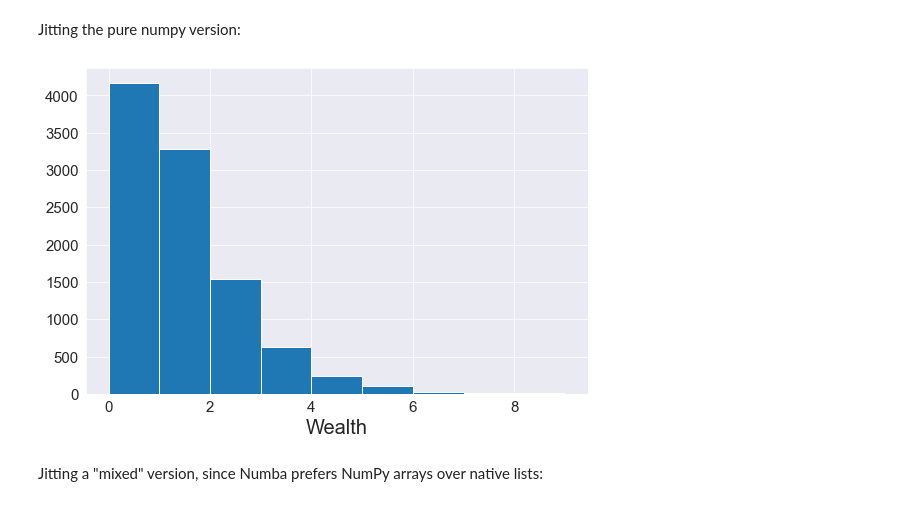
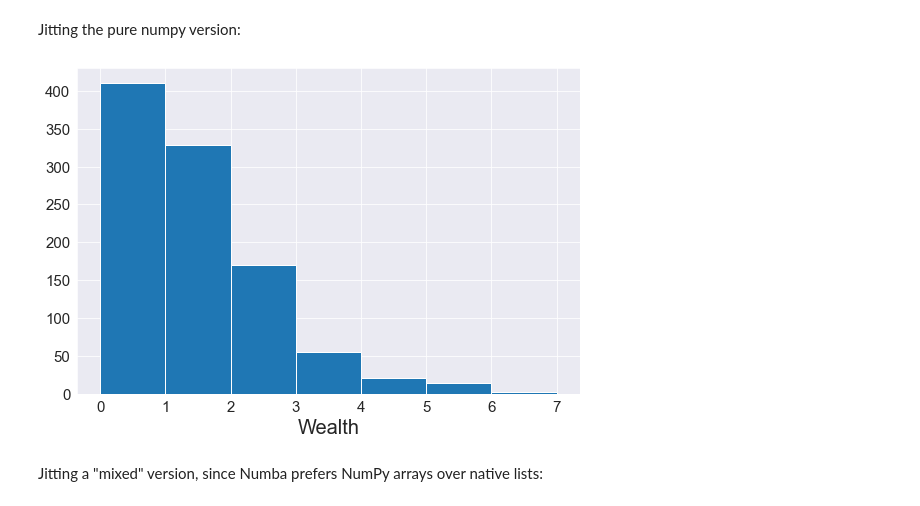
Before and after one commit to lrdegeest/side_projects, a Jupyter notebook: python_abm_speedtests.ipynb, the cells around one changed output. Saved outputs shown, nothing was run; the diff lists cells and outputs as text; code cells hidden in the pictures.

```diff
--- a/python_abm_speedtests.ipynb
+++ b/python_abm_speedtests.ipynb
@@ -147,14 +153,14 @@ def abm_numba_numpy(n_agents = 100, n_rounds = 100, n_trials = 100):
         trial_data[:,trial] = a[:,3]
     return(trial_data.flatten())
 # %%
-x = abm_numba_numpy(n_trials=100,n_agents=100, n_rounds=100)
+x = abm_numba_numpy(n_trials=10,n_agents=100, n_rounds=100)
 plt.figure(figsize=(9,6))
 plt.hist(x, bins=range(np.max(x).astype(int)+1))
 plt.xlabel("Wealth", fontsize=20)
 plt.tick_params(labelsize=15)
 plt.show()
 # %% [output]
-[figure, old version]
+[figure, new version]
 # %% [markdown]
 Jitting a "mixed" version, since Numba prefers NumPy arrays over native lists:
 # %%
```
Also changed, not shown: parts of 8 cells of this notebook.
